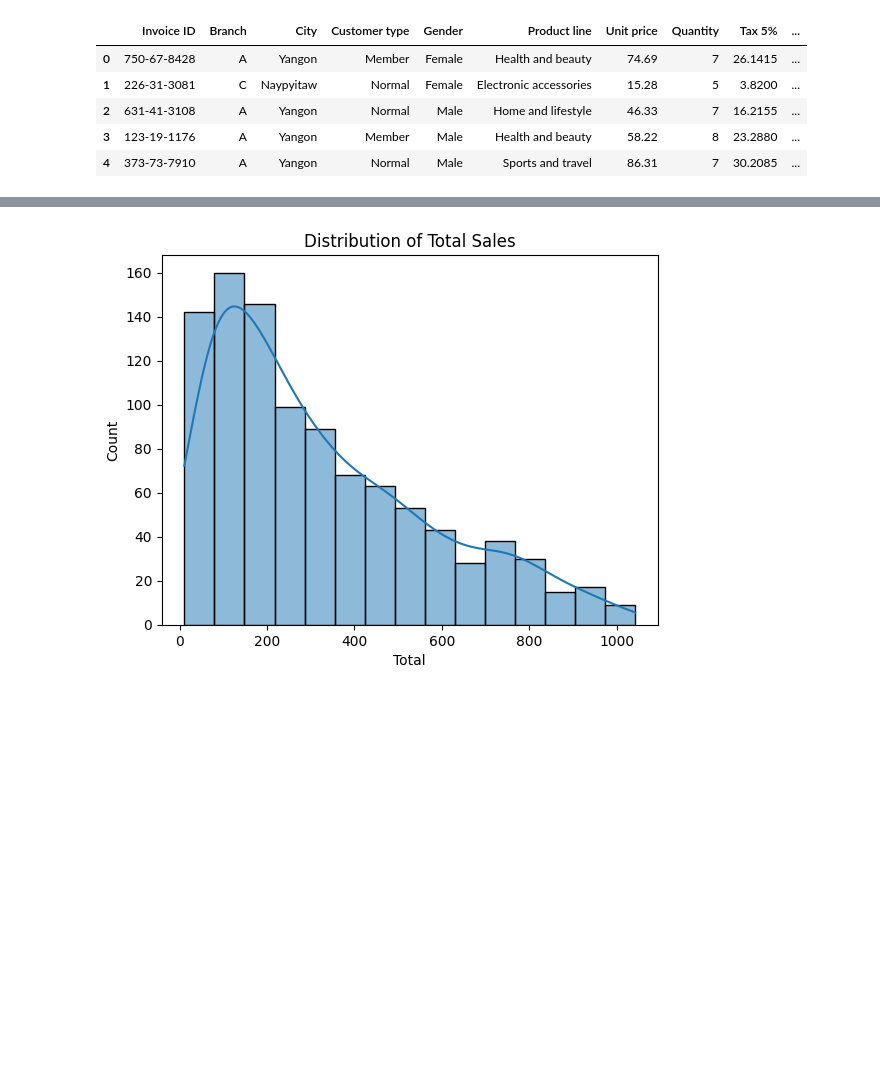
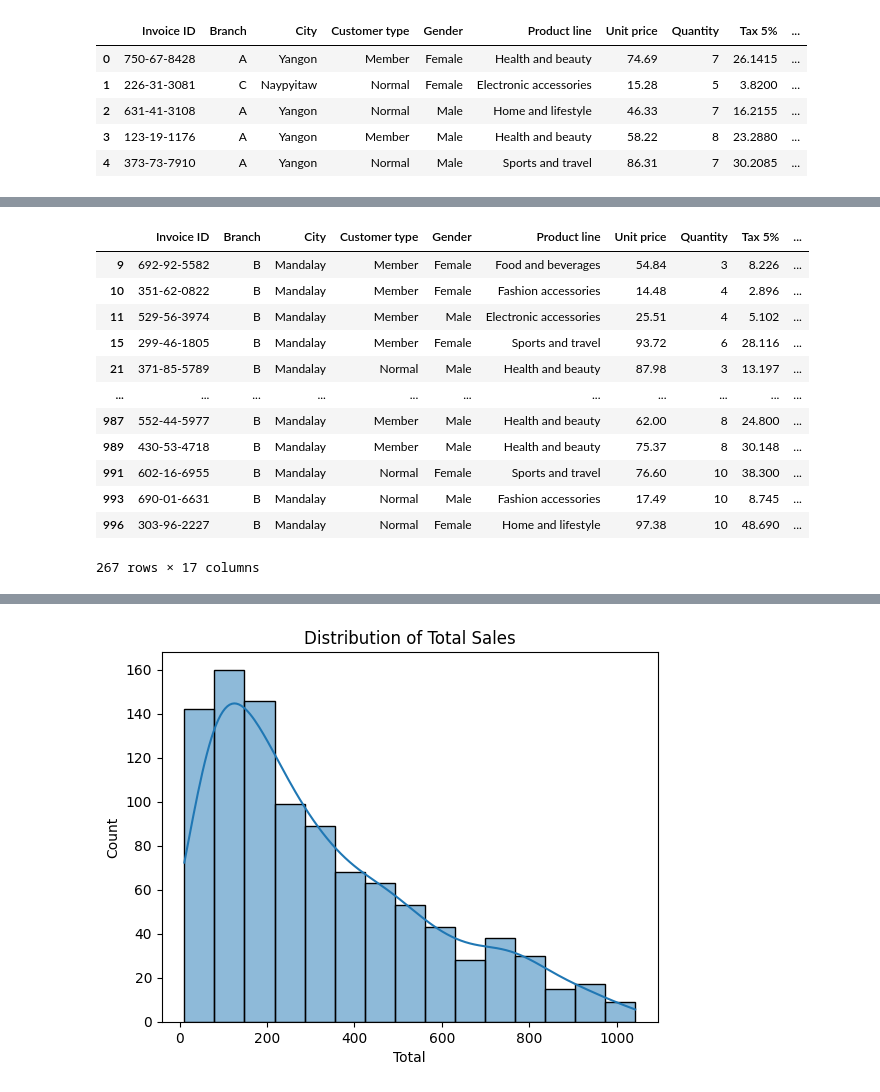
Before and after one commit to ShahzaibSE/hackerrank-problems, a Jupyter notebook: python-code/data-science/supermarket-sales/index.ipynb, the cells around one changed output, grey strips where cells are left out. Saved outputs shown, nothing was run; the diff lists cells and outputs as text; code cells hidden in the pictures; blank space fills up the shorter version.

```diff
--- a/python-code/data-science/supermarket-sales/index.ipynb
+++ b/python-code/data-science/supermarket-sales/index.ipynb
@@ -80,0 +90,30 @@ data[data['Branch'] == 'A']
+# %%
+import pandas as pd
+
+def getDataByBranch(data: pd.DataFrame, branch_name: str):
+    if data is not None and 'Branch' in data.columns:
+        # Filter rows where 'Branch' matches the given branch_name
+        return data[data['Branch'] == branch_name]
+    else:
+        # Handle invalid data
+        return pd.DataFrame()  # Return an empty DataFrame
+
+# Example usage
+filtered_data = getDataByBranch(data, 'B')
+filtered_data[data['Quantity'] > 2]
+
+# 270 sales has quantity over 2 in Branch
+# %% [output]
+|  | Invoice ID | Branch | City | Customer type | Gender | Product line | Unit price | Quantity | Tax 5% | ... |
+| 9 | 692-92-5582 | B | Mandalay | Member | Female | Food and beverages | 54.84 | 3 | 8.226 | ... |
+| 10 | 351-62-0822 | B | Mandalay | Member | Female | Fashion accessories | 14.48 | 4 | 2.896 | ... |
+| 11 | 529-56-3974 | B | Mandalay | Member | Male | Electronic accessories | 25.51 | 4 | 5.102 | ... |
+| 15 | 299-46-1805 | B | Mandalay | Member | Female | Sports and travel | 93.72 | 6 | 28.116 | ... |
+| 21 | 371-85-5789 | B | Mandalay | Normal | Male | Health and beauty | 87.98 | 3 | 13.197 | ... |
+| ... | ... | ... | ... | ... | ... | ... | ... | ... | ... | ... |
+| 987 | 552-44-5977 | B | Mandalay | Member | Male | Health and beauty | 62.00 | 8 | 24.800 | ... |
+| 989 | 430-53-4718 | B | Mandalay | Member | Male | Health and beauty | 75.37 | 8 | 30.148 | ... |
+| 991 | 602-16-6955 | B | Mandalay | Normal | Female | Sports and travel | 76.60 | 10 | 38.300 | ... |
+| 993 | 690-01-6631 | B | Mandalay | Normal | Male | Fashion accessories | 17.49 | 10 | 8.745 | ... |
+| 996 | 303-96-2227 | B | Mandalay | Normal | Female | Home and lifestyle | 97.38 | 10 | 48.690 | ... |
+267 rows × 17 columns
```
Also changed, not shown: parts of 3 cells of this notebook, 1 other file.
